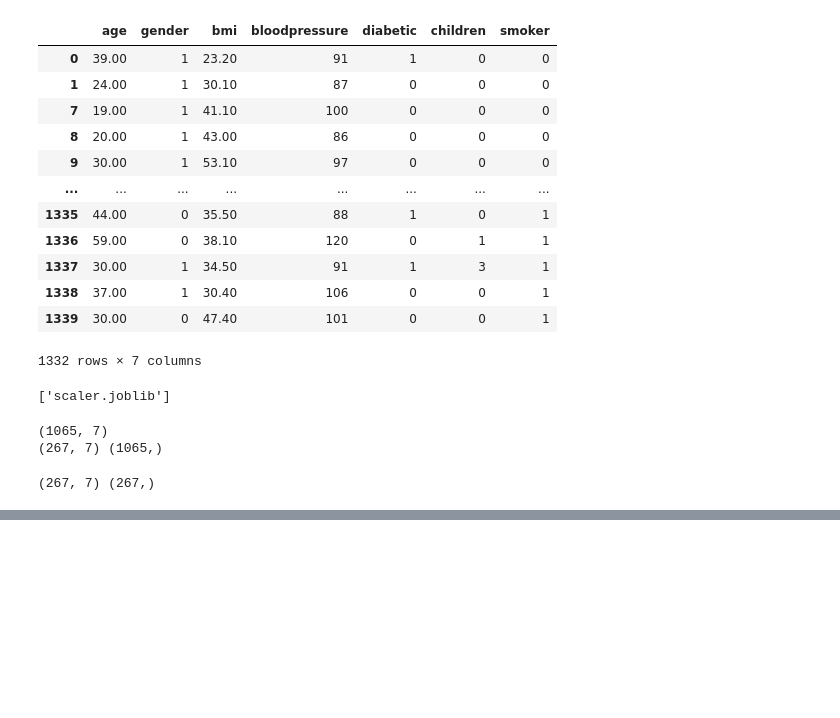
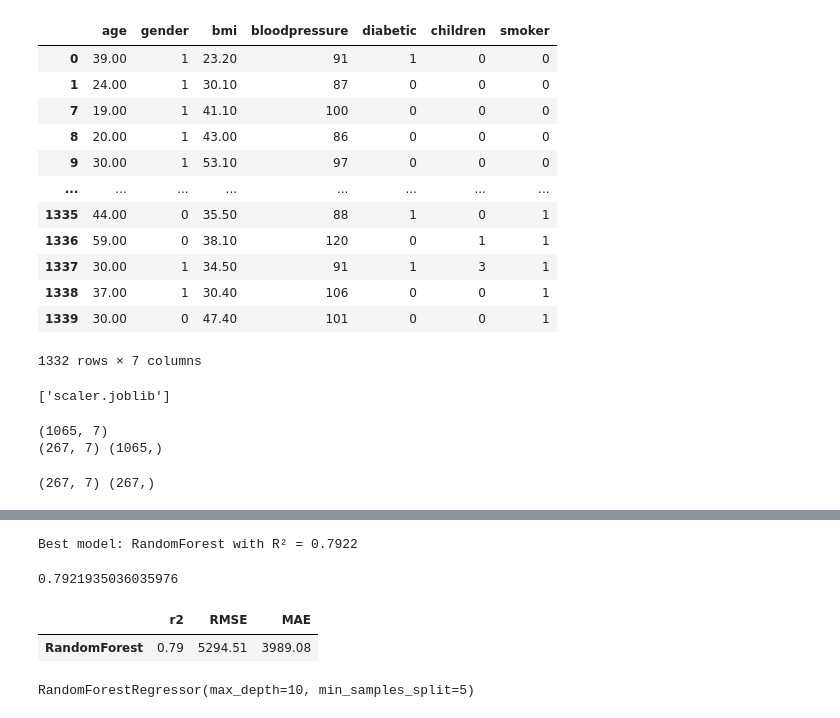
Before and after one commit to emomo81/health-insurance-cost-prediction-ML-, a Jupyter notebook: analysis_model.ipynb, the cells around one changed output, grey strips where cells are left out. Cells and saved outputs as stored; diff of their text form; code cells hidden in the pictures; blank space fills up the shorter version.

```diff
--- a/analysis_model.ipynb
+++ b/analysis_model.ipynb
@@ -462,0 +484,33 @@ results
+# %%
+# Corrected models dictionary (matching results keys exactly)
+models = {
+    "LinearRegression": lr,
+    f"PolynomialRegression(deg={degree})": (poly_lr, poly),  # Include the poly transformer if needed
+    "RandomForest": best_rf_model,          # Match the results key
+    "SVR": best_svr_model,
+    "XGBoost": best_xgb                     # Match the results key
+}
+
+# Then proceed
+results_df = pd.DataFrame(results).T.sort_values(by="r2", ascending=False)
+results_df
+
+best_model_name = results_df.index[0]  # e.g., 'RandomForest' or 'XGBoost'
+best_model = models[best_model_name]
+
+print(f"Best model: {best_model_name} with R² = {results_df.iloc[0]['r2']:.4f}")
+# %% [output]
+Best model: RandomForest with R² = 0.7922
+# %%
+best_r2=results_df['r2'].max()
+# %%
+best_r2
+# %% [output]
+0.7921935036035976
+# %%
+top_model=results_df[results_df["r2"] == best_r2]
+# %%
+top_model
+# %% [output]
+|  | r2 | RMSE | MAE |
+| RandomForest | 0.79 | 5294.51 | 3989.08 |
@@ -462,0 +519,4 @@ results
+# %%
+best_model
+# %% [output]
+RandomForestRegressor(max_depth=10, min_samples_split=5)
```
Also changed, not shown: parts of 6 cells of this notebook, 4 other files.
